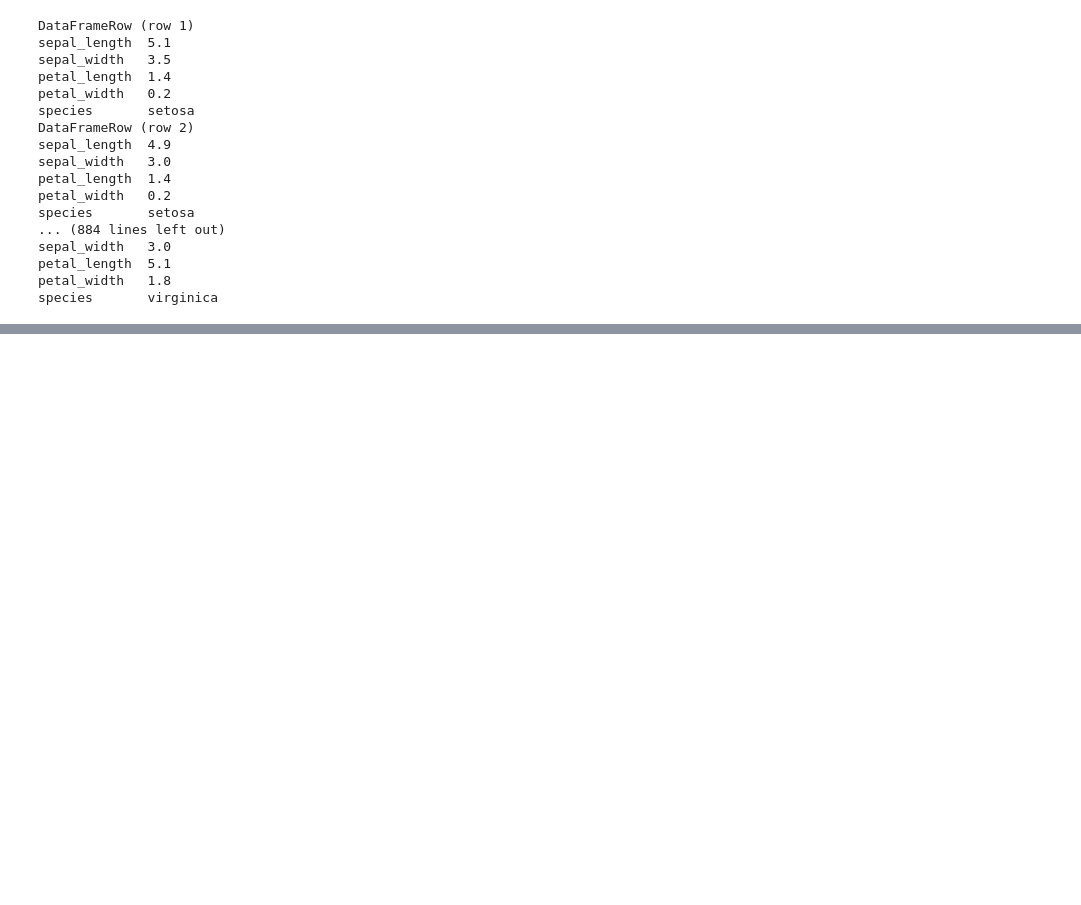
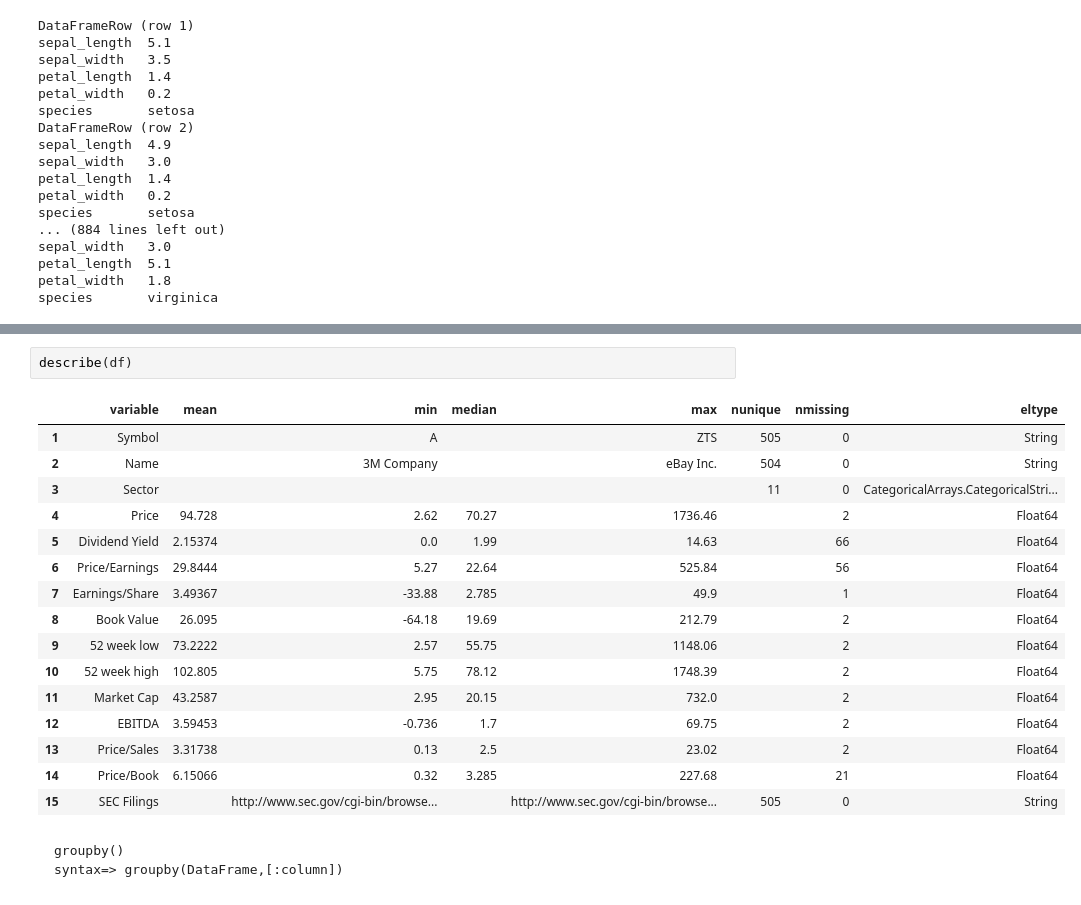
Before and after one commit to lagefreitas/2018-julia-hands-on, a Jupyter notebook: data_analysis_visualization.ipynb, the cells around one changed output, grey strips where cells are left out. Drawn from its saved outputs; the diff is of its cells as text; blank space fills up the shorter version.

```diff
--- a/data_analysis_visualization.ipynb
+++ b/data_analysis_visualization.ipynb
@@ -458,0 +466,23 @@ end
+# %%
+describe(df)
+# %% [output]
+|  | variable | mean | min | median | max | nunique | nmissing | eltype |
+| 1 | Symbol |  | A |  | ZTS | 505 | 0 | String |
+| 2 | Name |  | 3M Company |  | eBay Inc. | 504 | 0 | String |
+| 3 | Sector |  |  |  |  | 11 | 0 | CategoricalArrays.CategoricalStri... |
+| 4 | Price | 94.728 | 2.62 | 70.27 | 1736.46 |  | 2 | Float64 |
+| 5 | Dividend Yield | 2.15374 | 0.0 | 1.99 | 14.63 |  | 66 | Float64 |
+| 6 | Price/Earnings | 29.8444 | 5.27 | 22.64 | 525.84 |  | 56 | Float64 |
+| 7 | Earnings/Share | 3.49367 | -33.88 | 2.785 | 49.9 |  | 1 | Float64 |
+| 8 | Book Value | 26.095 | -64.18 | 19.69 | 212.79 |  | 2 | Float64 |
+| 9 | 52 week low | 73.2222 | 2.57 | 55.75 | 1148.06 |  | 2 | Float64 |
+| 10 | 52 week high | 102.805 | 5.75 | 78.12 | 1748.39 |  | 2 | Float64 |
+| 11 | Market Cap | 43.2587 | 2.95 | 20.15 | 732.0 |  | 2 | Float64 |
+| 12 | EBITDA | 3.59453 | -0.736 | 1.7 | 69.75 |  | 2 | Float64 |
+| 13 | Price/Sales | 3.31738 | 0.13 | 2.5 | 23.02 |  | 2 | Float64 |
+| 14 | Price/Book | 6.15066 | 0.32 | 3.285 | 227.68 |  | 21 | Float64 |
+| 15 | SEC Filings |  | http://www.sec.gov/cgi-bin/browse... |  | http://www.sec.gov/cgi-bin/browse... | 505 | 0 | String |
+# %% [markdown]
+
+    groupby()
+    syntax=> groupby(DataFrame,[:column])
```
Also changed, not shown: parts of 20 cells of this notebook.
